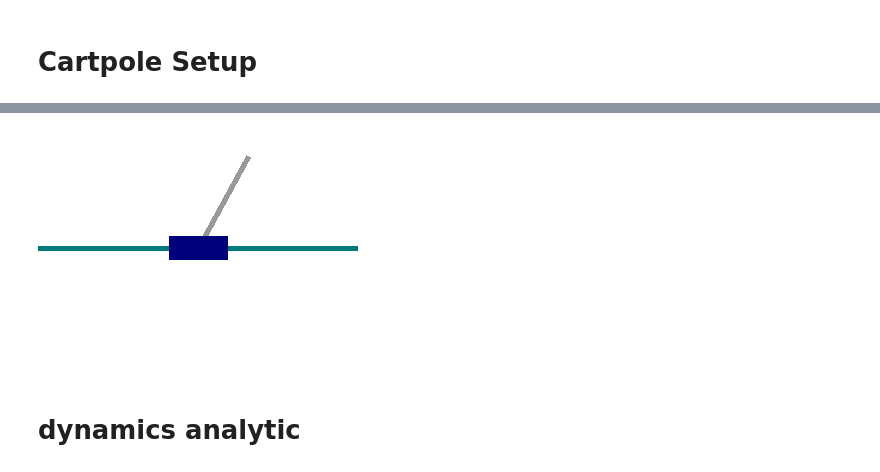
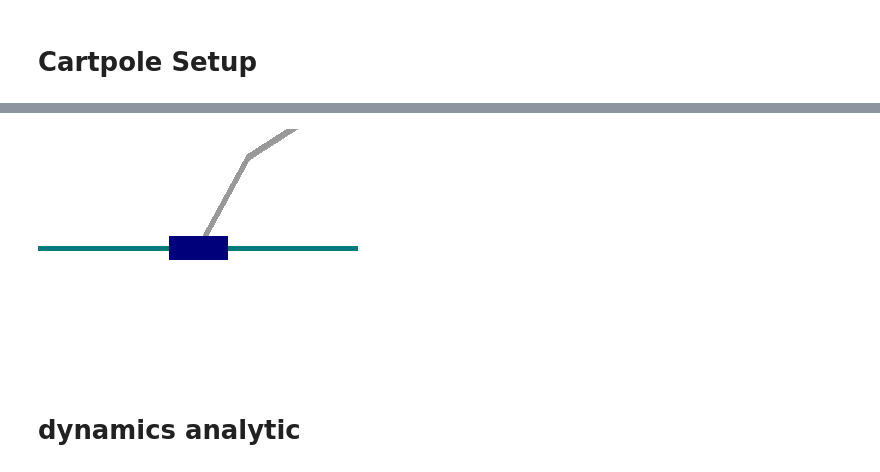
Before and after one commit to yu-ju-chiu/ROB498_Final, a Jupyter notebook: 498_Final_Trajectory_Optimization.ipynb, the cells around one changed output, grey strips where cells are left out. Cells and saved outputs as stored; diff of their text form; code cells hidden in the pictures.

```diff
--- a/498_Final_Trajectory_Optimization.ipynb
+++ b/498_Final_Trajectory_Optimization.ipynb
@@ -263,19 +44,19 @@ class CartpoleEnv(BaseEnv):
 # %%
 env = CartpoleEnv()
-env.reset(state = np.array([0.0, 0.5, 0.0, 0.0]))
+env.reset(state = np.array([0.0, 0.5, 0.5, 0.0, 0.0, 0.0]))
 
 frames=[] #frames to create animated png
 frames.append(env.render())
 for i in tqdm(range(100)):
     action = env.action_space.sample()
     s = env.step(action)
     img = env.render()
     frames.append(img)
 
 write_apng("cartpole_example.png", frames, delay=10)
 Image(filename="cartpole_example.png")
 # %% [output]
-[figure, old version]
+[figure, new version]
 # %% [markdown]
 # dynamics analytic
 # %%
```
Also changed, not shown: parts of 7 cells of this notebook, 4 other files.
